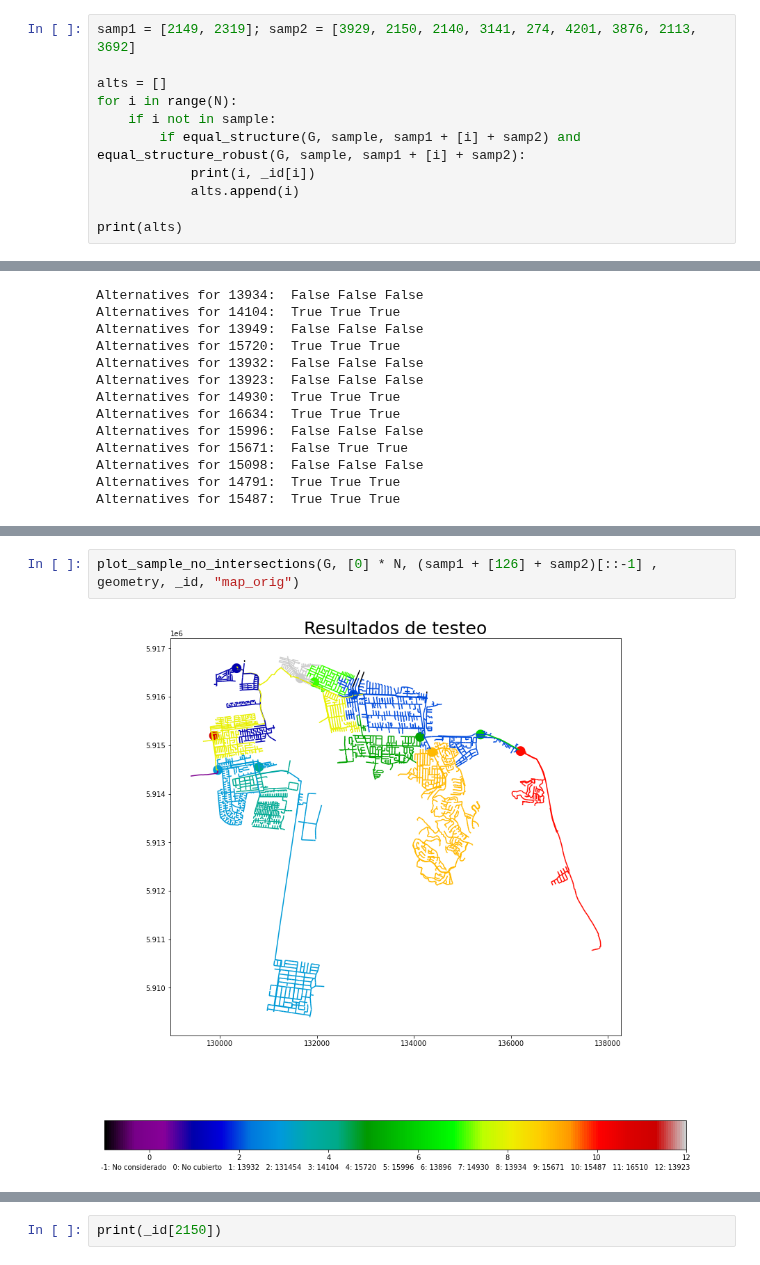
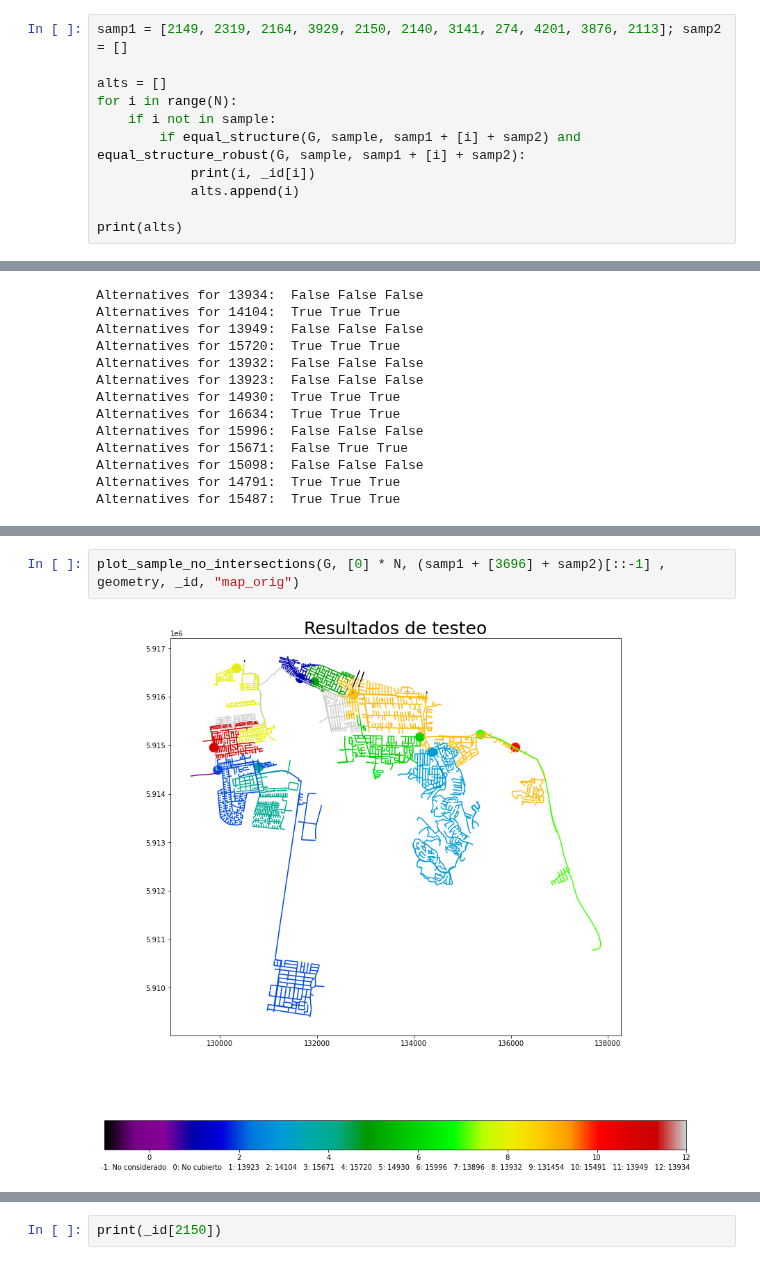
Before and after one commit to josebaboun/Alcantarillado-COVID, a Jupyter notebook: Otros archivos/testing.ipynb, the cells around one changed output, grey strips where cells are left out. Cells and saved outputs as stored; diff of their text form.

```diff
--- a/Otros archivos/testing.ipynb
+++ b/Otros archivos/testing.ipynb
@@ -247,7 +251,7 @@ def equal_structure_robust(G, s1, s2):
 
     return ans
 # %%
-samp1 = [2149, 2319]; samp2 = [3929, 2150, 2140, 3141, 274, 4201, 3876, 2113, 3692]
+samp1 = [2149, 2319, 2164, 3929, 2150, 2140, 3141, 274, 4201, 3876, 2113]; samp2 = []
 
 alts = []
 for i in range(N):
@@ -348,7 +352,7 @@ plot_sample_no_intersections(G, [0] * N, sample[::-1] , geometry, _id, "map_orig
 # %%
-plot_sample_no_intersections(G, [0] * N, (samp1 + [126] + samp2)[::-1] , geometry, _id, "map_orig")
+plot_sample_no_intersections(G, [0] * N, (samp1 + [3696] + samp2)[::-1] , geometry, _id, "map_orig")
 # %% [output]
-[figure, old version]
+[figure, new version]
 # %%
 dists = []
 
```
Also changed, not shown: parts of 11 cells of this notebook, 3 other files.
